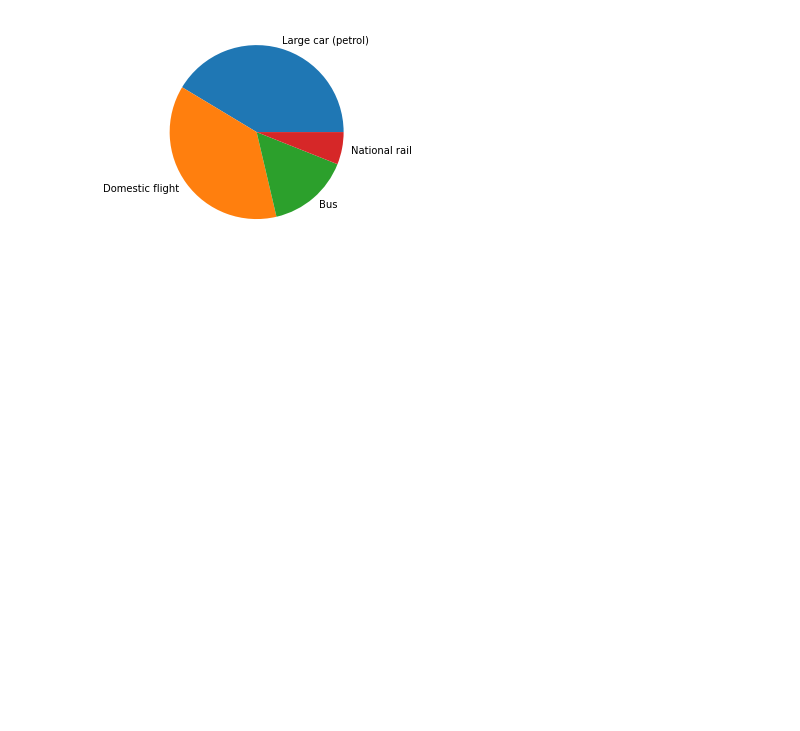
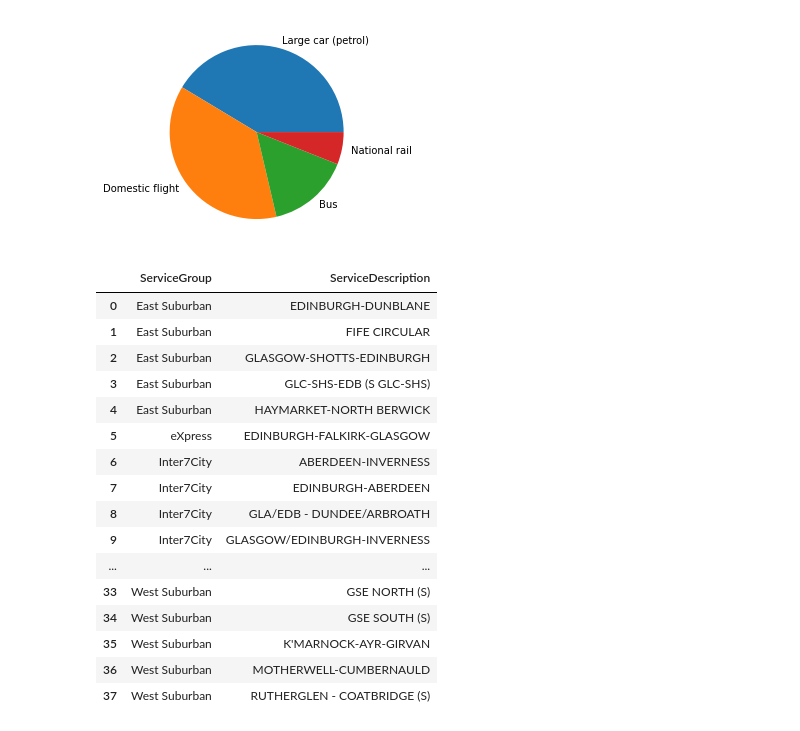
Before and after one commit to JoshYang1/Innovation-Week-Krusty-Krabs, a Jupyter notebook: Krusty Krab.ipynb, the cells around one changed output. Cells and saved outputs as stored; diff of their text form; code cells hidden in the pictures; blank space fills up the shorter version.

```diff
--- a/Krusty Krab.ipynb
+++ b/Krusty Krab.ipynb
@@ -139,3 +255,25 @@ plt.pie(carbon_ds['GHG emissions (gCO2e/km)'], labels = carbon_ds["Entity"])
 plt.show()
 # %% [output]
 [figure]
+# %%
+scotrail_groups = pd.read_csv('Datasets/scotrail_groups.csv')
+scotrail_groups = scotrail_groups.iloc[0:38,:]
+scotrail_groups
+# %% [output]
+|  | ServiceGroup | ServiceDescription |
+| 0 | East Suburban | EDINBURGH-DUNBLANE |
+| 1 | East Suburban | FIFE CIRCULAR |
+| 2 | East Suburban | GLASGOW-SHOTTS-EDINBURGH |
+| 3 | East Suburban | GLC-SHS-EDB (S GLC-SHS) |
+| 4 | East Suburban | HAYMARKET-NORTH BERWICK |
+| 5 | eXpress | EDINBURGH-FALKIRK-GLASGOW |
+| 6 | Inter7City | ABERDEEN-INVERNESS |
+| 7 | Inter7City | EDINBURGH-ABERDEEN |
+| 8 | Inter7City | GLA/EDB - DUNDEE/ARBROATH |
+| 9 | Inter7City | GLASGOW/EDINBURGH-INVERNESS |
+| ... | ... | ... |
+| 33 | West Suburban | GSE NORTH (S) |
+| 34 | West Suburban | GSE SOUTH (S) |
+| 35 | West Suburban | K'MARNOCK-AYR-GIRVAN |
+| 36 | West Suburban | MOTHERWELL-CUMBERNAULD |
+| 37 | West Suburban | RUTHERGLEN - COATBRIDGE (S) |
```
Also changed, not shown: parts of 8 cells of this notebook.
